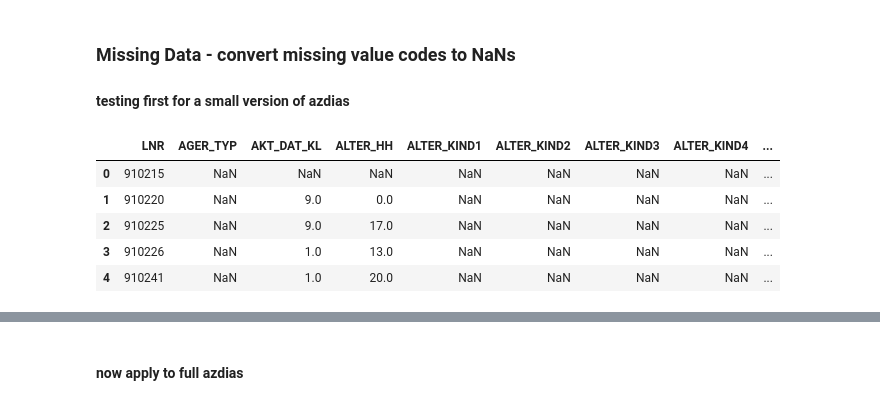
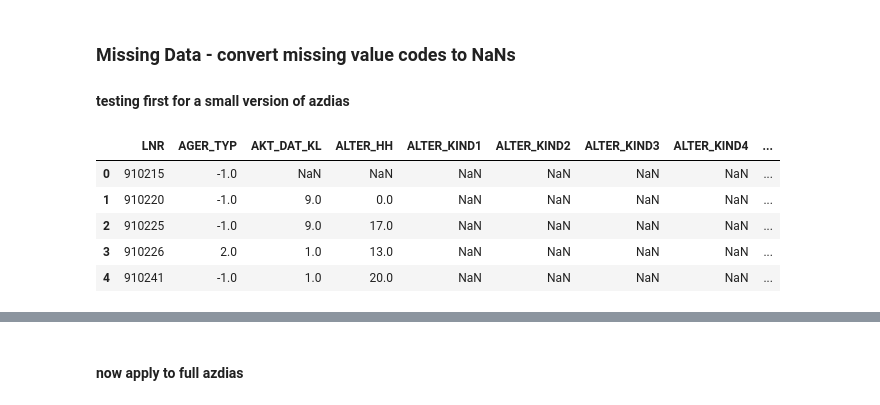
Before and after one commit to bvcmartins/dsnd_capstone, a Jupyter notebook: main.ipynb, the cells around one changed output, grey strips where cells are left out. Drawn from its saved outputs; the diff is of its cells as text; code cells hidden in the pictures.

Commit message:
fixed missing values function to keep values if not in dictionary

```diff
--- a/main.ipynb
+++ b/main.ipynb
@@ -221,23 +221,27 @@ dias_info.head()
 # %%
 azdias_small = azdias.iloc[:1000,:]
 missing_df = dias_attr.query('Meaning=="unknown"')[['Attribute','Value']].dropna().set_index('Attribute')
 missing_df = missing_df['Value'].astype('str').str.split(',',expand=True).replace({None: np.nan}).T
 list_columns = missing_df.columns.tolist()
 azdias_small2 = azdias_small.copy()
 
 for i in missing_df.columns.values:
+
     for j in [0,1]:
-        dict_missing = {missing_df.loc[j,i]:np.nan}
+        dict_missing = {float(missing_df.loc[j,i]):np.nan}
+        #if i=='PLZ8_ANTG1':
+            #print(dict_missing)
         try:
-            azdias_small2[i] = azdias_small2[i].map(dict1)
+            #if i=='PLZ8_ANTG1':
+            azdias_small2[i] = azdias_small2[i].map(dict1).fillna(azdias_small2[i])
         except:
             pass
 
 azdias_small2.head()
 # %% [output]
 |  | LNR | AGER_TYP | AKT_DAT_KL | ALTER_HH | ALTER_KIND1 | ALTER_KIND2 | ALTER_KIND3 | ALTER_KIND4 | ... |
-| 0 | 910215 | NaN | NaN | NaN | NaN | NaN | NaN | NaN | ... |
-| 1 | 910220 | NaN | 9.0 | 0.0 | NaN | NaN | NaN | NaN | ... |
-| 2 | 910225 | NaN | 9.0 | 17.0 | NaN | NaN | NaN | NaN | ... |
-| 3 | 910226 | NaN | 1.0 | 13.0 | NaN | NaN | NaN | NaN | ... |
-| 4 | 910241 | NaN | 1.0 | 20.0 | NaN | NaN | NaN | NaN | ... |
+| 0 | 910215 | -1.0 | NaN | NaN | NaN | NaN | NaN | NaN | ... |
+| 1 | 910220 | -1.0 | 9.0 | 0.0 | NaN | NaN | NaN | NaN | ... |
+| 2 | 910225 | -1.0 | 9.0 | 17.0 | NaN | NaN | NaN | NaN | ... |
+| 3 | 910226 | 2.0 | 1.0 | 13.0 | NaN | NaN | NaN | NaN | ... |
+| 4 | 910241 | -1.0 | 1.0 | 20.0 | NaN | NaN | NaN | NaN | ... |
```
Also changed, not shown: parts of 7 cells of this notebook.
